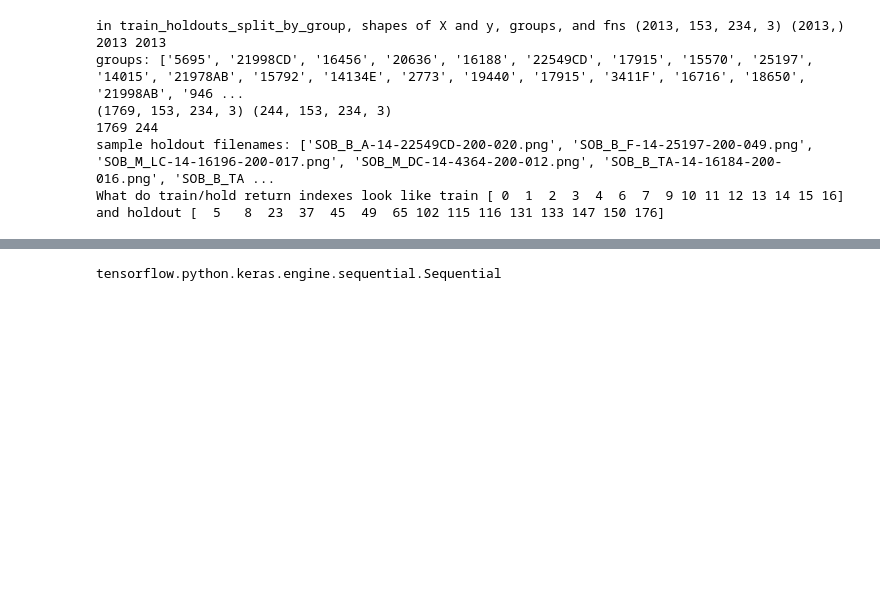
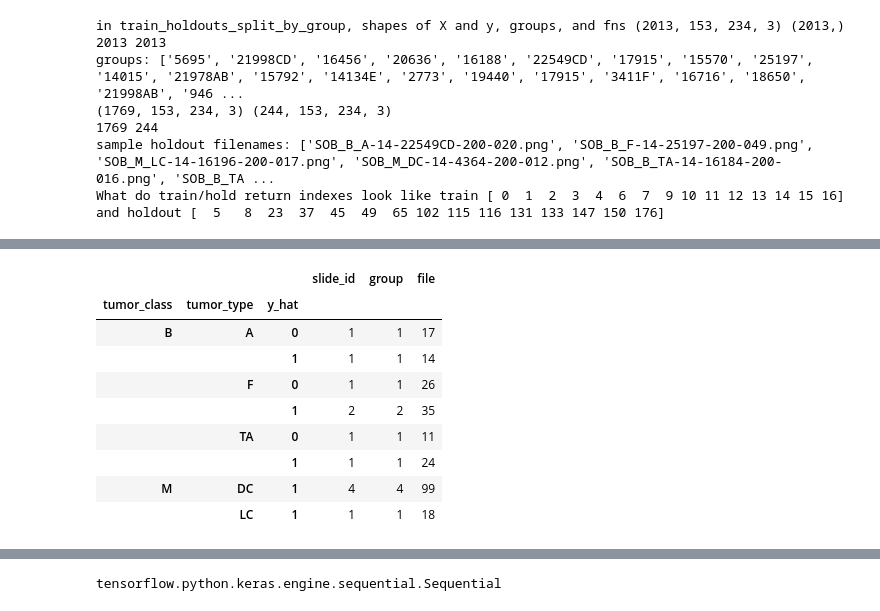
Before and after one commit to annstrange/breast-cancer-cnn, a Jupyter notebook: notebooks/evaluate.ipynb, the cells around one changed output, grey strips where cells are left out. Saved outputs shown, nothing was run; the diff lists cells and outputs as text; code cells hidden in the pictures; blank space fills up the shorter version.

```diff
--- a/notebooks/evaluate.ipynb
+++ b/notebooks/evaluate.ipynb
@@ -125,0 +203,14 @@ y_holdout.shape
+# %%
+df_grp = df_results.groupby(['tumor_class', 'tumor_type', 'y_hat']).agg({ "slide_id": pd.Series.nunique, "group": pd.Series.nunique, "file": pd.Series.nunique})
+df_grp
+# %% [output]
+|  |  |  | slide_id | group | file |
+| tumor_class | tumor_type | y_hat |  |  |  |
+| B | A | 0 | 1 | 1 | 17 |
+|  |  | 1 | 1 | 1 | 14 |
+|  | F | 0 | 1 | 1 | 26 |
+|  |  | 1 | 2 | 2 | 35 |
+|  | TA | 0 | 1 | 1 | 11 |
+|  |  | 1 | 1 | 1 | 24 |
+| M | DC | 1 | 4 | 4 | 99 |
+|  | LC | 1 | 1 | 1 | 18 |
```
Also changed, not shown: parts of 19 cells of this notebook, 2 other files.
